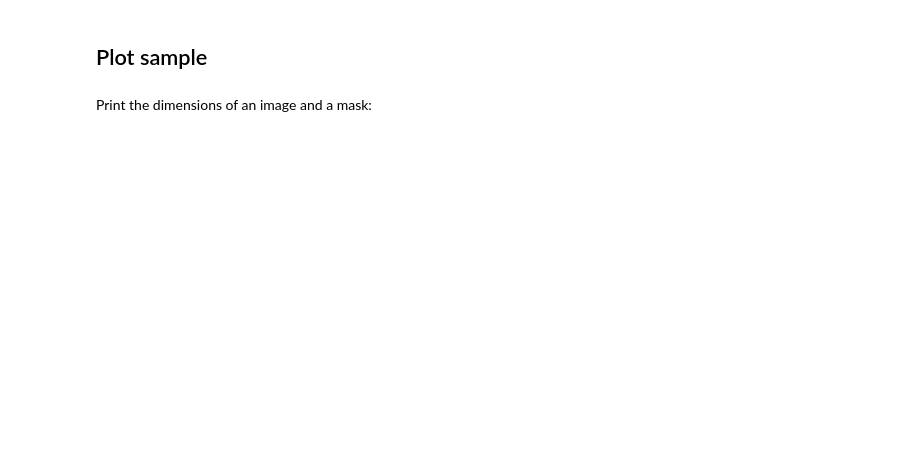
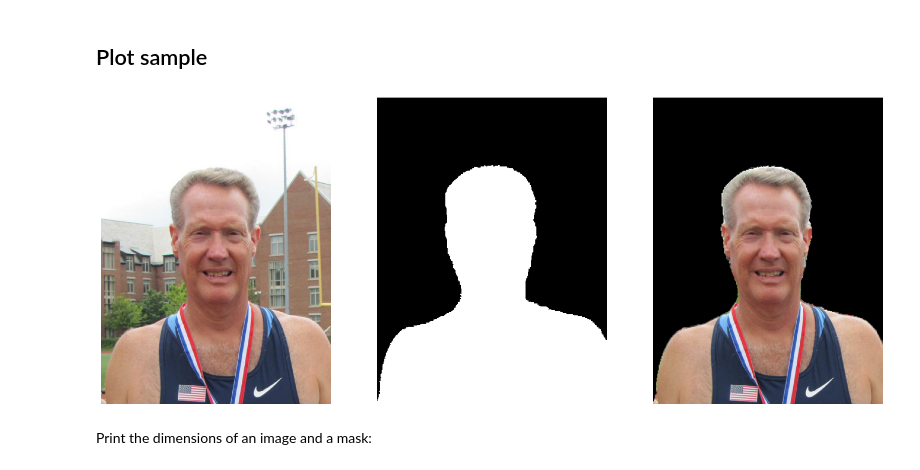
Before and after one commit to aaronespasa/background-segmentation, a Jupyter notebook: insights/data.ipynb, the cells around one changed output. Cells and saved outputs as stored; diff of their text form; code cells hidden in the pictures; blank space fills up the shorter version.

```diff
--- a/insights/data.ipynb
+++ b/insights/data.ipynb
@@ -12,15 +12,19 @@ DEVICE = torch.device("cuda" if torch.cuda.is_available() else "cpu")
 # %% [markdown]
 ## Plot sample
 # %%
-image, mask, image_input, mask_input = get_sample("1", validation=False, device=DEVICE, go_parent_folder=True, width=521, height=255)
+image, mask, matting, image_input, mask_input = get_sample("3", split_set="validation", device=DEVICE, go_parent_folder=True, width=384, height=512)
 # %%
 fig = plt.figure(figsize=(20, 10))
-ax = fig.subplots(1, 2)
-ax[0].imshow(image, cmap="gray")
-plt.axis("off")
-ax[1].imshow(mask)
-plt.axis("off")
+ax = fig.subplots(1, 3)
+ax[0].imshow(image)
+ax[0].axis("off")
+ax[1].imshow(mask, cmap="gray")
+ax[1].axis("off")
+ax[2].imshow(matting)
+ax[2].axis("off")
 plt.show()
+# %% [output]
+[figure, added]
 # %% [markdown]
 Print the dimensions of an image and a mask:
 # %%
```
Also changed, not shown: parts of 8 cells of this notebook, 4 other files.
